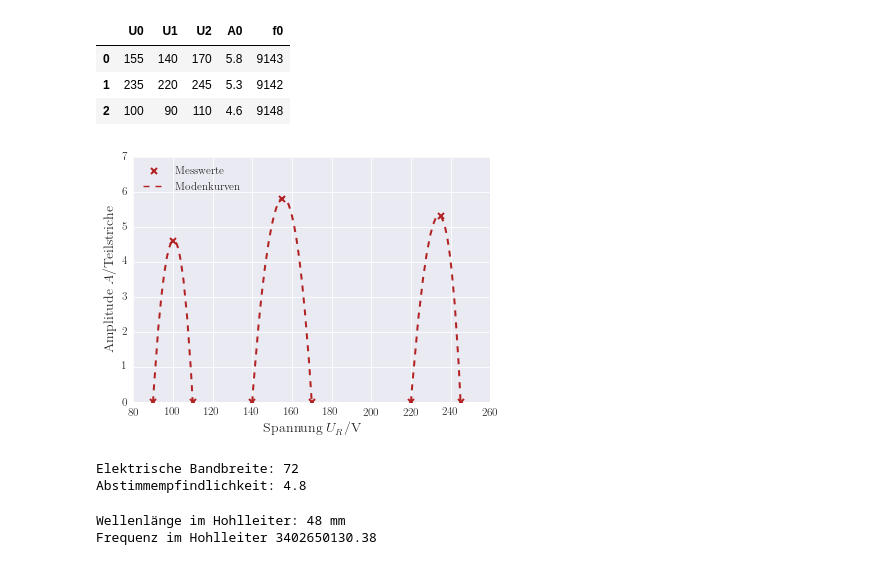
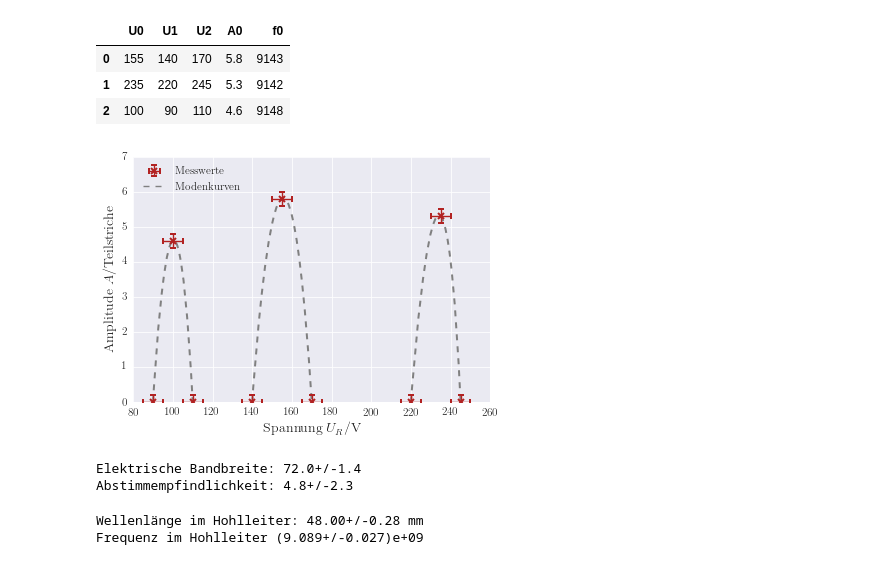
Before and after one commit to LuckyJosh/PhysikFP2015, a Jupyter notebook: 3_Mikrowellen[ ]/Python/Auswertung.ipynb, the cells around one changed output. Saved outputs shown, nothing was run; the diff lists cells and outputs as text; code cells hidden in the pictures.

```diff
--- a/3_Mikrowellen[ ]/Python/Auswertung.ipynb
+++ b/3_Mikrowellen[ ]/Python/Auswertung.ipynb
@@ -51,7 +51,7 @@ params = {'text.usetex' : True,
 plt.rcParams.update(params)
 
 #Größe der Achsenbeschriftung
-axis_font = {'size':'14'}
+axis_font = {'size':'12'}
 
 # Pfade
 path_graphics = "../Grafiken/"
@@ -92,3 +92,4 @@ attenuation = pd.read_csv(path_data+"Daempfung.csv",comment="#")
 swr_small =  pd.read_csv(path_data+"SWR.csv",comment="#")
 swr_3dB =  pd.read_csv(path_data+"SWR_3dB_Methode.csv",comment="#")
 swr_attenuation = pd.read_csv(path_data+"SWR_Abschwaecher_Methode.csv",comment="#")
+errors = pd.read_csv(path_data+"Fehler.csv",comment="#")
@@ -221,41 +275,41 @@ path_1 = Path(verts_1, codes)
 path_2 = Path(verts_2, codes)
 # %%
 # Plot der Modenkurven
-legend_line = Line2D([],[],linestyle="dashed",color="firebrick")
+legend_line = Line2D([],[],linestyle="dashed",color="gray")
 fig,ax = plt.subplots()
 for path in [path_0,path_1,path_2]:
-    patch = patches.PathPatch(path, facecolor='none', lw=2,linestyle="dashed",edgecolor="firebrick")
+    patch = patches.PathPatch(path, facecolor='none', lw=2,linestyle="dashed",edgecolor="gray")
     ax.add_patch(patch)
 
-ax.plot(np.hstack([modi.U0.values,modi.U1.values,modi.U2.values]),np.hstack([modi.A0.values,[0,0,0,0,0,0]]),
-         marker="x",mew=2,color="firebrick",linestyle="",label="Messwerte")
+ax.errorbar(np.hstack([modi.U0.values,modi.U1.values,modi.U2.values]),np.hstack([modi.A0.values,[0,0,0,0,0,0]]),
+         marker="x",mew=2,color="firebrick",linestyle="",label="Messwerte",xerr=[errors.U]*9,yerr=[errors.A]*9)
 ax.set_xlim(80,260)
 ax.set_ylim(0,7)
 ax.set_xlabel(axis_label("Spannung",sym="U_R",unit="V"),axis_font)
 ax.set_ylabel(axis_label("Amplitude",sym="A",unit="Teilstriche"),axis_font)
 
 handles,labels = ax.get_legend_handles_labels()
 handles.append(legend_line)
 labels.append("Modenkurven")
 ax.legend(handles, labels,loc="upper left")
 fig.savefig(path_graphics+"Modenkurven.pdf")
 # %% [output]
-[figure, old version]
+[figure, new version]
 # %%
 #Berechnung der Bandbreite und Abstimmempfindlichkeit
-electric_bandwidth = electric_tuning.f0[2]-electric_tuning.f0[1]
-sensitivity = electric_bandwidth/(electric_tuning.U0[2]-electric_tuning.U0[1])
+electric_bandwidth = electric_tuning_err.f0[2]-electric_tuning_err.f0[1]
+sensitivity = electric_bandwidth/(electric_tuning_err.U0[2]-electric_tuning_err.U0[1])
 print("Elektrische Bandbreite:",electric_bandwidth)
 print("Abstimmempfindlichkeit:",sensitivity)
 # %% [output]
-Elektrische Bandbreite: 72
-Abstimmempfindlichkeit: 4.8
+Elektrische Bandbreite: 72.0+/-1.4
+Abstimmempfindlichkeit: 4.8+/-2.3
 # %%
 # Berechnung der Frequenz
-wavelength_waveguide = 2 * (frequency_meassurement.L_min2[0] - frequency_meassurement.L_min1[0])
+wavelength_waveguide = 2 * (frequency_meassurement_err.L_min2[0] - frequency_meassurement_err.L_min1[0])
 print("Wellenlänge im Hohlleiter:",wavelength_waveguide,"mm")
-freqency_waveguide = const.c * np.sqrt((1/wavelength_waveguide)**2 + (1/2*frequency_meassurement.a[0])**2)
+freqency_waveguide = (const.c*1000) * unp.sqrt((1/wavelength_waveguide)**2 + (1/(2*frequency_meassurement_err.a[0]))**2)
 print("Frequenz im Hohlleiter",freqency_waveguide)
 # %% [output]
-Wellenlänge im Hohlleiter: 48 mm
-Frequenz im Hohlleiter 3402650130.38
+Wellenlänge im Hohlleiter: 48.00+/-0.28 mm
+Frequenz im Hohlleiter (9.089+/-0.027)e+09
```
Also changed, not shown: parts of 12 cells of this notebook, 13 other files.
